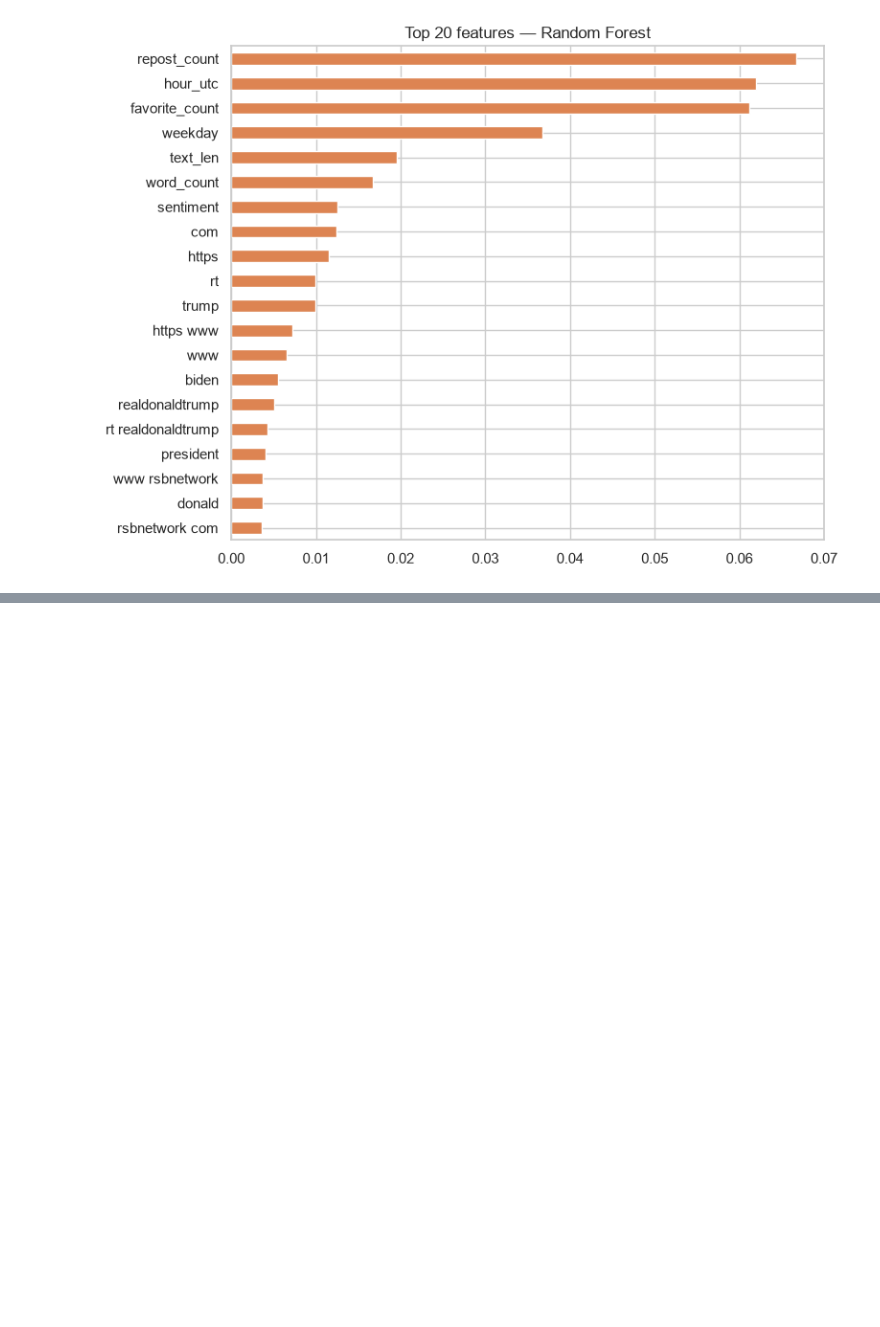
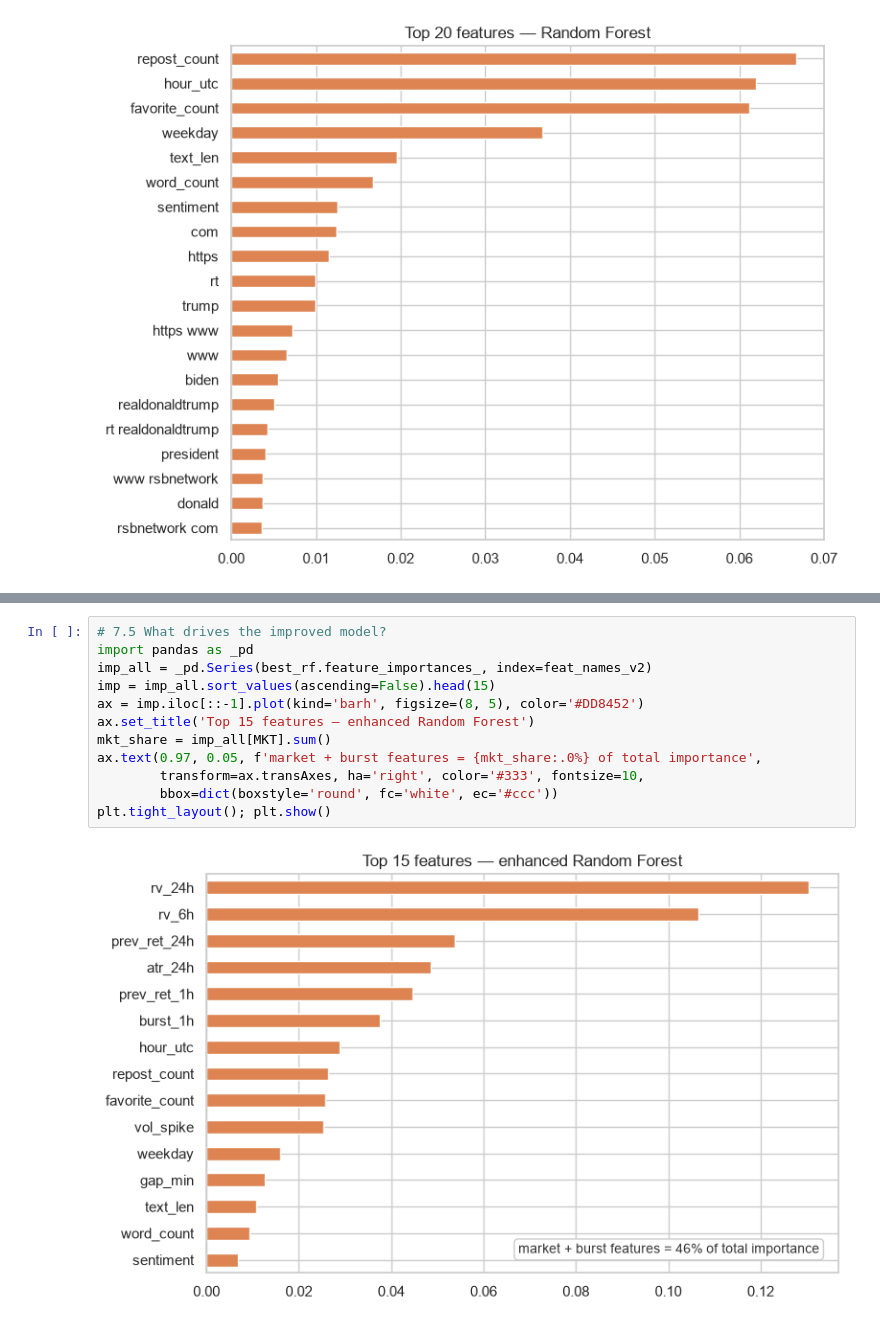
Before and after one commit to JFKongphop/crypto-sentiment-prototype, a Jupyter notebook: eth_volatility_analysis.ipynb, the cells around one changed output, grey strips where cells are left out. Drawn from its saved outputs; the diff is of its cells as text; blank space fills up the shorter version.

```diff
--- a/eth_volatility_analysis.ipynb
+++ b/eth_volatility_analysis.ipynb
@@ -327,0 +543,14 @@ elif hasattr(best, 'coef_'):
+# %%
+# 7.5 What drives the improved model?
+import pandas as _pd
+imp_all = _pd.Series(best_rf.feature_importances_, index=feat_names_v2)
+imp = imp_all.sort_values(ascending=False).head(15)
+ax = imp.iloc[::-1].plot(kind='barh', figsize=(8, 5), color='#DD8452')
+ax.set_title('Top 15 features — enhanced Random Forest')
+mkt_share = imp_all[MKT].sum()
+ax.text(0.97, 0.05, f'market + burst features = {mkt_share:.0%} of total importance',
+        transform=ax.transAxes, ha='right', color='#333', fontsize=10,
+        bbox=dict(boxstyle='round', fc='white', ec='#ccc'))
+plt.tight_layout(); plt.show()
+# %% [output]
+[figure, added]
```
Also changed, not shown: parts of 20 cells of this notebook.
